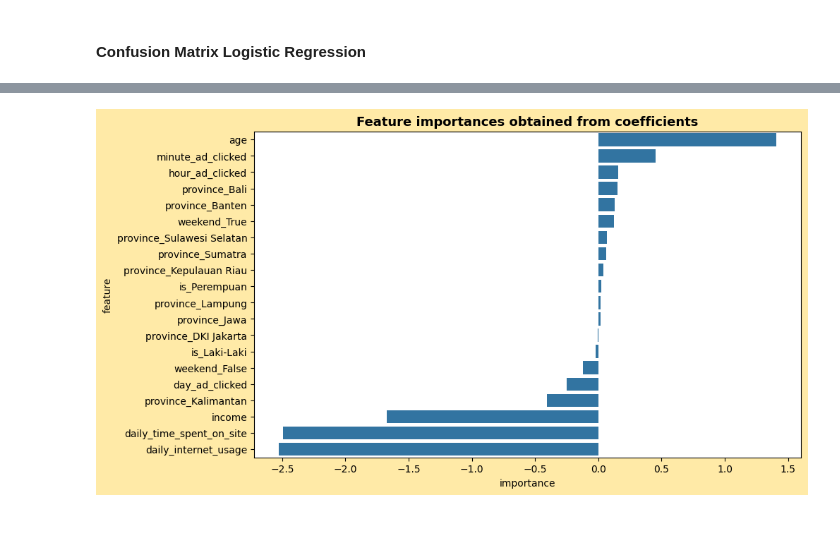
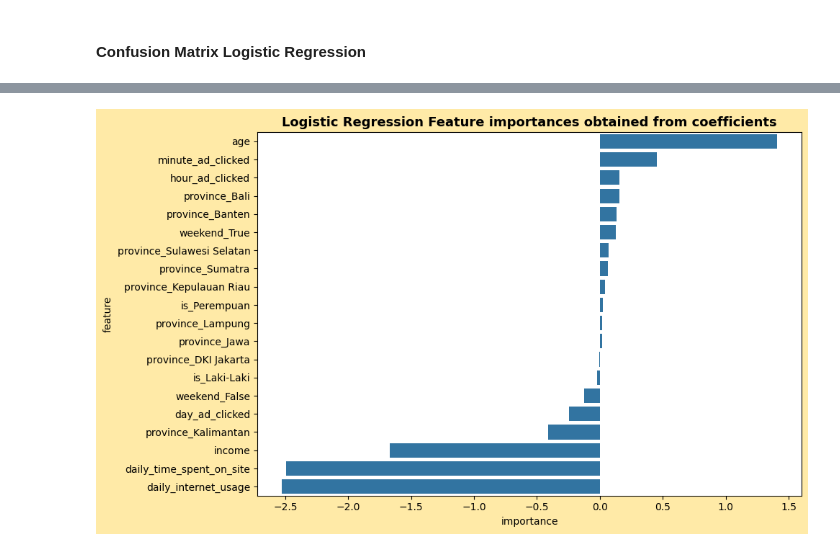
Before and after one commit to azaryasph/Predict-Customer-Clicked-Ads-Classification-By-Using-Machine-Learning, a Jupyter notebook: Predict Customer Clicked Ads Classification By Using Machine Learning.ipynb, the cells around one changed output, grey strips where cells are left out. Cells and saved outputs as stored; diff of their text form; code cells hidden in the pictures; blank space fills up the shorter version.

```diff
--- a/Predict Customer Clicked Ads Classification By Using Machine Learning.ipynb
+++ b/Predict Customer Clicked Ads Classification By Using Machine Learning.ipynb
@@ -902,17 +964,18 @@ plt.show()
 # %%
 # Get the feature importances
 importances = lr.coef_[0]
 
 # Convert the importances into a DataFrame
 importances_df = pd.DataFrame({'feature': X_scaled.columns, 'importance': importances})
 
 # Sort the DataFrame by importance
 importances_df = importances_df.sort_values('importance', ascending=False)
 
 # Plot the feature importances
 plt.figure(figsize=(10, 6), facecolor='#FFEAA7')
 sns.barplot(x='importance', y='feature', data=importances_df)
-plt.title('Feature importances obtained from coefficients', fontsize=13, fontweight='bold')
+plt.title('Logistic Regression Feature importances obtained from coefficients', fontsize=13, fontweight='bold')
+plt.tight_layout()
 plt.show()
 # %% [output]
-[figure, old version]
+[figure, new version]
```
Also changed, not shown: parts of 14 cells of this notebook.
